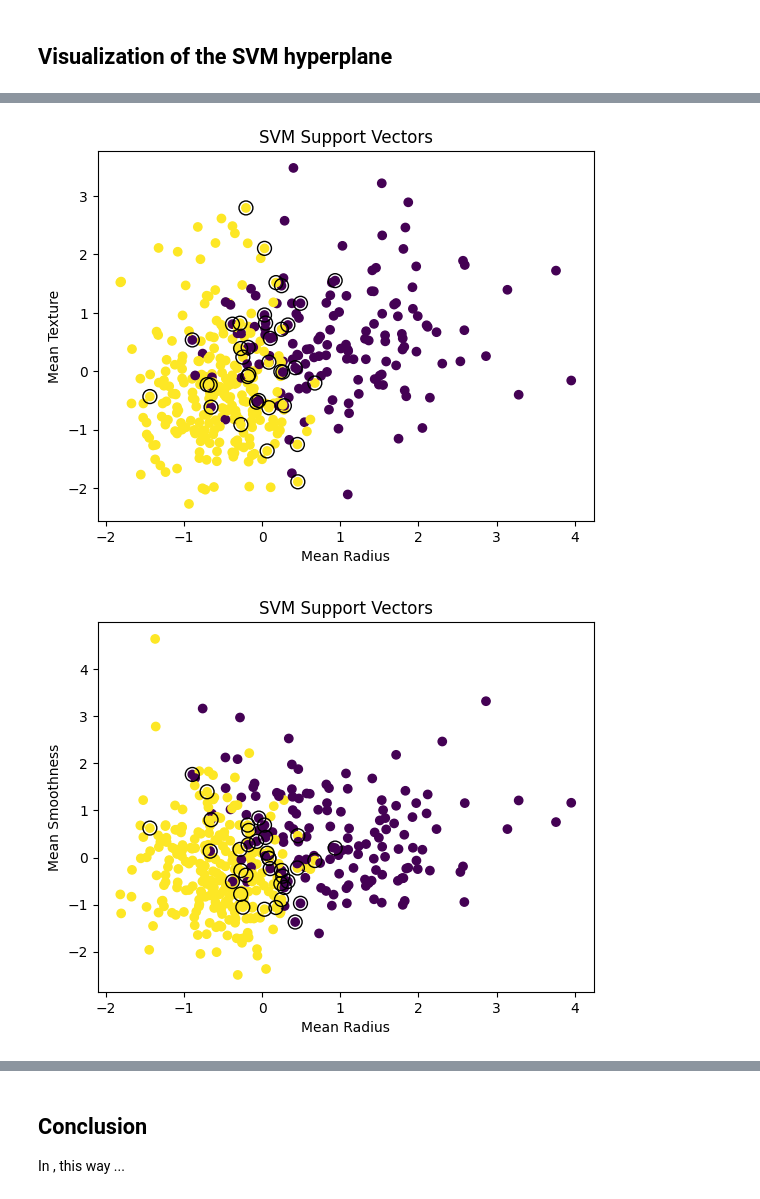
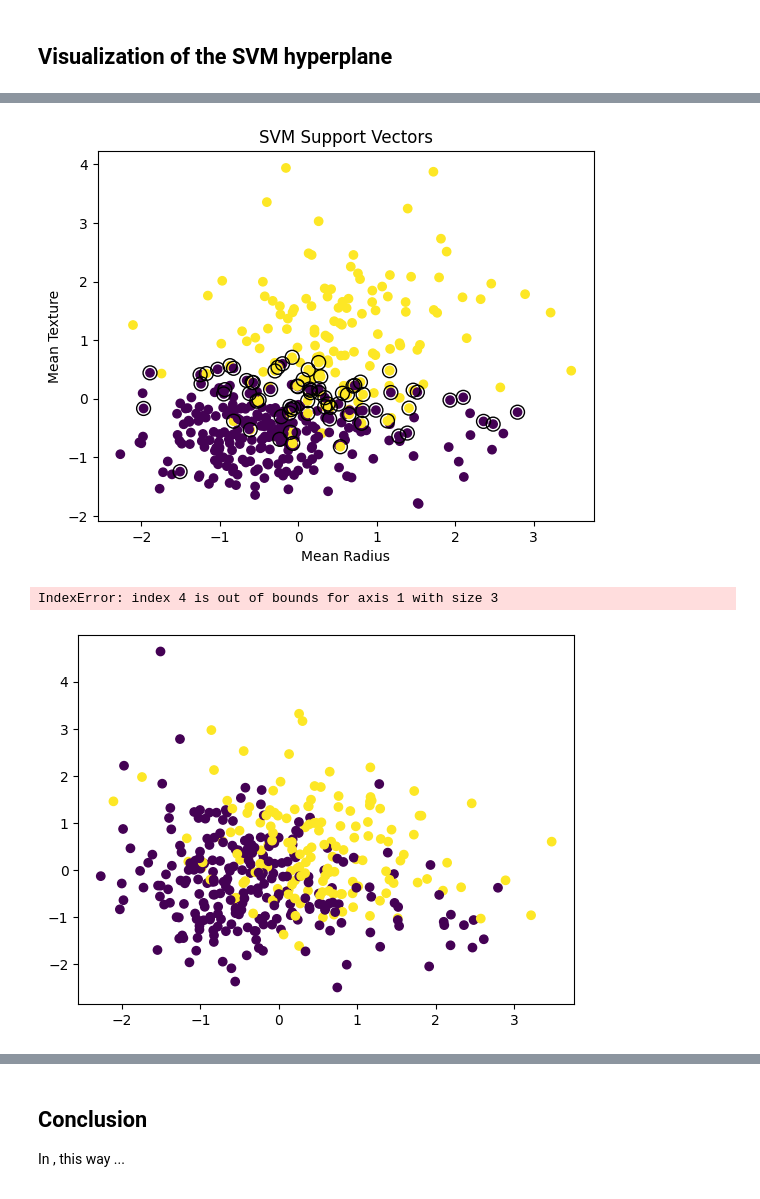
Before and after one commit to DevPro13/SVM_Visualization, a Jupyter notebook: SuportVectorMachineVisualizationWithBreastCancerDataset.ipynb, the cells around one changed output, grey strips where cells are left out. Drawn from its saved outputs; the diff is of its cells as text; code cells hidden in the pictures.

```diff
--- a/SuportVectorMachineVisualizationWithBreastCancerDataset.ipynb
+++ b/SuportVectorMachineVisualizationWithBreastCancerDataset.ipynb
@@ -52,5 +77,5 @@ dict_keys(['data', 'target', 'frame', 'target_names', 'DESCR', 'feature_names',
 # %%
-df=pd.DataFrame(dataset["data"],columns=dataset["feature_names"])
-df["diagnosis"]=dataset["target"]
+df=pd.DataFrame(dataset["data"][:,:5],columns=dataset["feature_names"][:5])
+df["diagnosis"]=1-dataset["target"]
 df.head()
 # %% [output]
@@ -116,0 +129,3 @@ Text(0.5, 0.5, 'Mean Smoothness')
+# %%
+# Dropping other parameters
+df.drop(["mean radius","mean area"],axis=1,inplace=True)
@@ -116,0 +135,6 @@ Text(0.5, 0.5, 'Mean Smoothness')
+# %%
+X=df.drop(["diagnosis"],axis=1).to_numpy()
+Y=df["diagnosis"].to_numpy()
+#Spliting to train set and test set
+from sklearn.model_selection import train_test_split
+X_train,X_test,Y_train,Y_test=train_test_split(X,Y,test_size=0.3,random_state=3)
@@ -128,6 +157,6 @@ Here, the SVM model 'model' is trained with X_train, Y_train datasets with a lin
 from sklearn.svm import SVC
 
 # Train the SVM model
-model = SVC(kernel='linear', C=1)
+model = SVC(kernel='linear', C=100)
 model.fit(X_train, Y_train)
 # %% [output]
@@ -226,15 +267,16 @@ plt.ylabel('Mean Texture')
 plt.title('SVM Support Vectors')
 plt.show()
 # %% [output]
-[figure, old version]
+[figure, new version]
 # %%
-plt.scatter(X_train[:, 0], X_train[:, 4], c=Y_train)
+plt.scatter(X_train[:,0], X_train[:,2], c=Y_train)
 ax = plt.gca()
 plt.scatter(model.support_vectors_[:, 0], model.support_vectors_[:, 4], s=100, facecolors='none', edgecolors='k')
 plt.xlabel('Mean Radius')
 plt.ylabel('Mean Smoothness')
 plt.title('SVM Support Vectors')
 plt.show()
 # %% [output]
+IndexError: index 4 is out of bounds for axis 1 with size 3
-[figure, old version]
+[figure, new version]
 # %%
```
Also changed, not shown: parts of 24 cells of this notebook, 2 other files.
